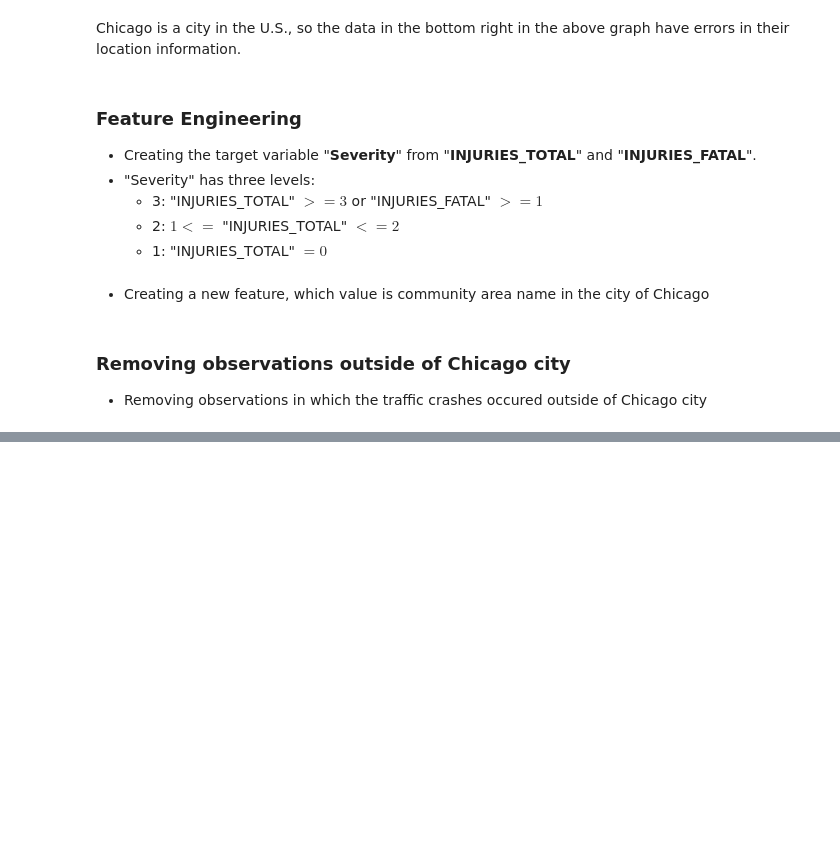
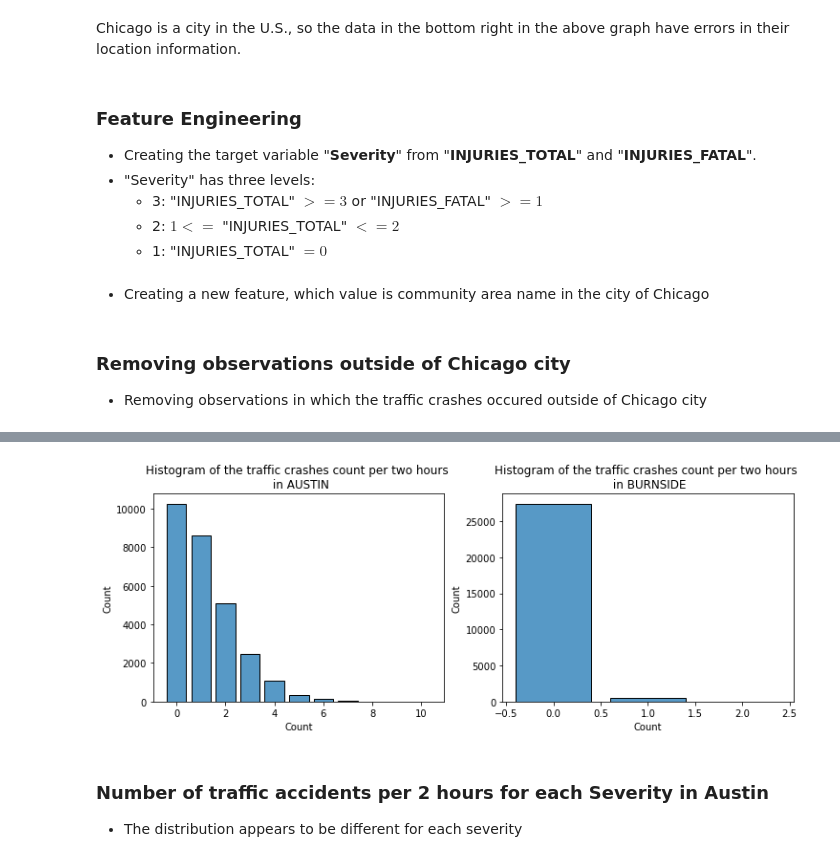
Before and after one commit to kosawa26/Capstone, a Jupyter notebook: GLM.ipynb, the cells around one changed output, grey strips where cells are left out. Drawn from its saved outputs; the diff is of its cells as text; code cells hidden in the pictures; blank space fills up the shorter version.

```diff
--- a/GLM.ipynb
+++ b/GLM.ipynb
@@ -166,0 +214,14 @@ df.head()
+# %%
+by_comm = df_agg[["Year", "Month", "Day", "Time_frame", "Community_area", "Count"]].groupby(["Year", "Month", "Day", "Time_frame", "Community_area"]).sum().reset_index(level='Community_area')
+# %%
+fig, axes = plt.subplots(1,2, figsize=(12, 4))
+sns.histplot(by_comm[by_comm.Community_area=="AUSTIN"].Count, discrete=True, shrink=0.8, ax=axes[0])
+axes[0].set_title("Histogram of the traffic crashes count per two hours \n in AUSTIN")
+sns.histplot(by_comm[by_comm.Community_area=="BURNSIDE"].Count, discrete=True, shrink=0.8, ax=axes[1])
+axes[1].set_title("Histogram of the traffic crashes count per two hours \n in BURNSIDE")
+plt.show()
+# %% [output]
+[figure, added]
+# %% [markdown]
+### Number of traffic accidents per 2 hours for each Severity in Austin
+* The distribution appears to be different for each severity
```
Also changed, not shown: parts of 37 cells of this notebook, 3 other files.
